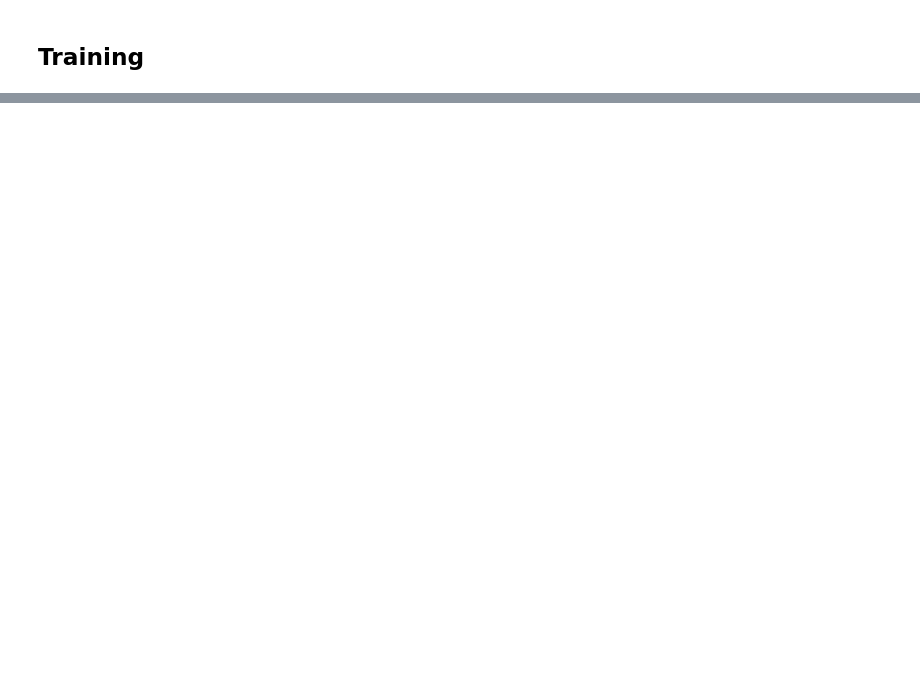
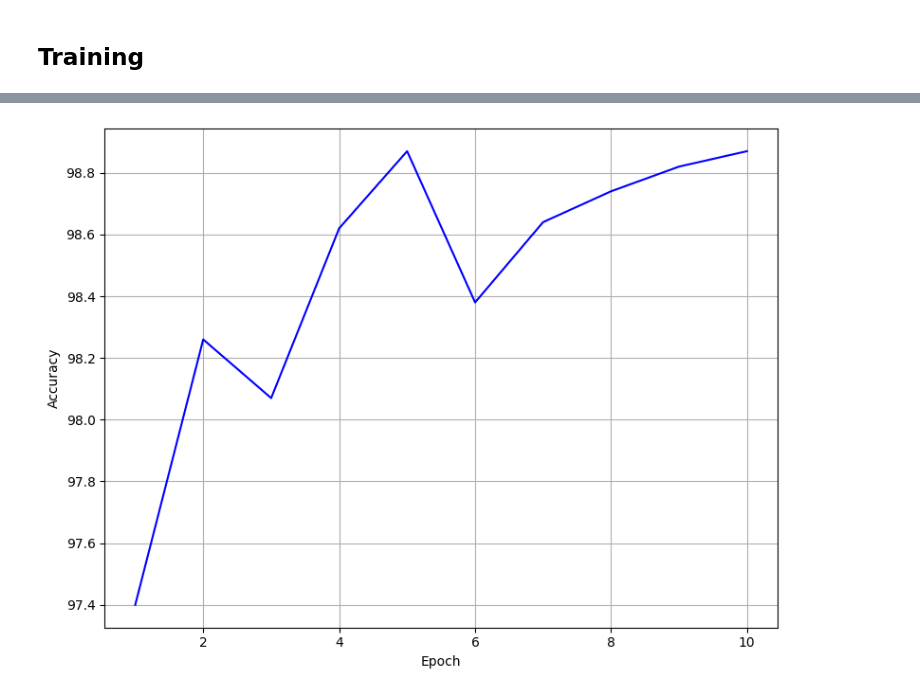
Before and after one commit to griffinfarrow/mnist_torch_practice, a Jupyter notebook: mnist.ipynb, the cells around one changed output, grey strips where cells are left out. Saved outputs shown, nothing was run; the diff lists cells and outputs as text; code cells hidden in the pictures; blank space fills up the shorter version.

```diff
--- a/mnist.ipynb
+++ b/mnist.ipynb
@@ -244,0 +244,9 @@ ValueError: x and y must have same first dimension, but have shapes (9,) and (10
+# %%
+plt.figure(figsize = (8, 6))
+plt.plot(epochs, 100*np.array(history['accuracy']), color = 'blue')
+plt.xlabel("Epoch")
+plt.ylabel("Accuracy")
+plt.grid()
+plt.tight_layout()
+# %% [output]
+[figure, added]
```
Also changed, not shown: parts of 7 cells of this notebook.
